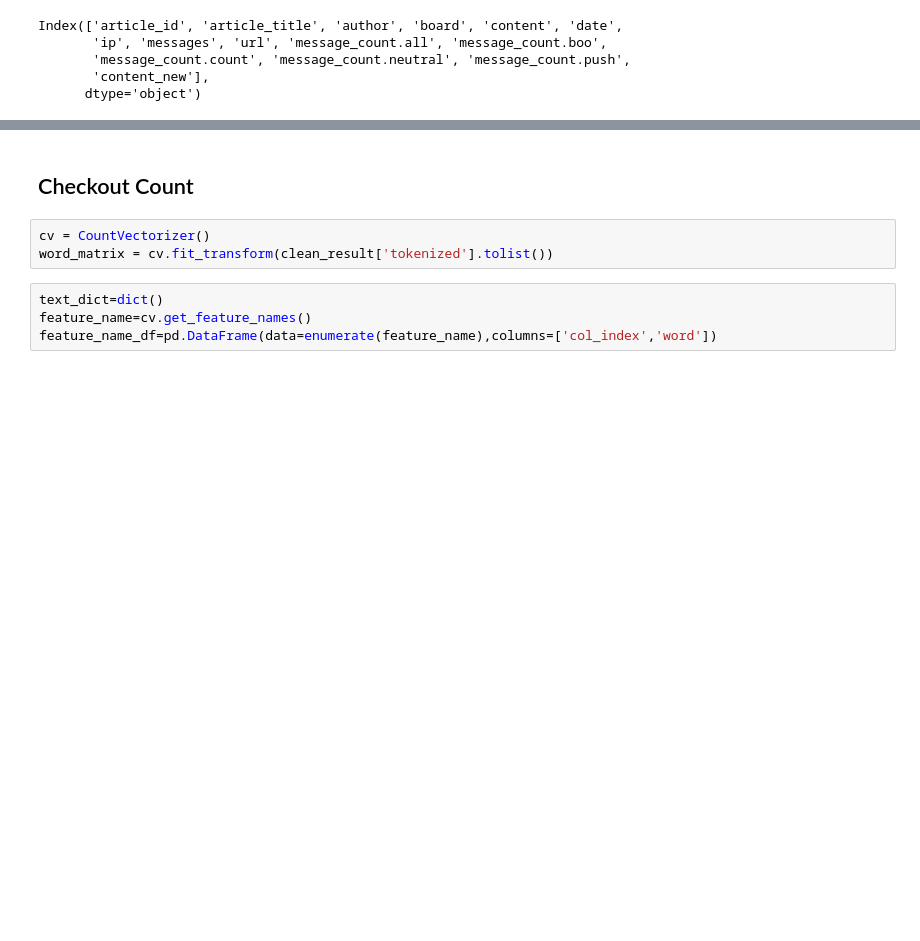
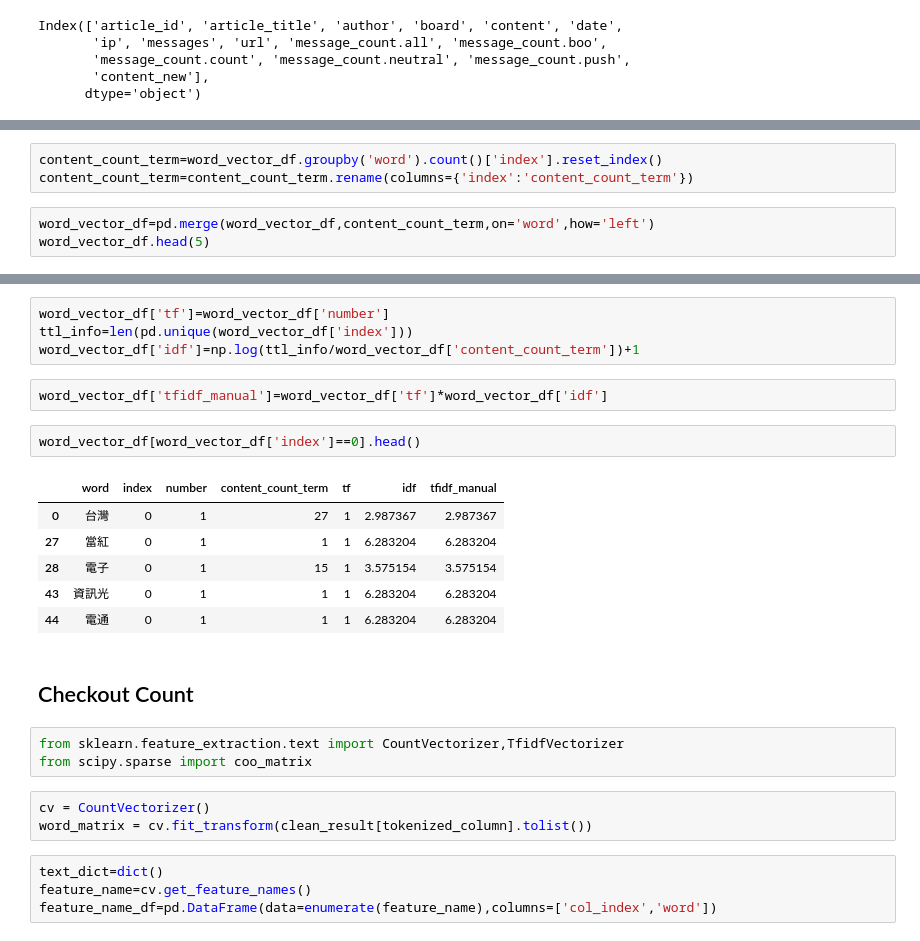
Before and after one commit to jjudy60334/tfidf_demo, a Jupyter notebook: tfidf_demo.ipynb, the cells around one changed output, grey strips where cells are left out. Saved outputs shown, nothing was run; the diff lists cells and outputs as text; blank space fills up the shorter version.

```diff
--- a/tfidf_demo.ipynb
+++ b/tfidf_demo.ipynb
@@ -81,0 +103,6 @@ clean_data
+# %%
+content_count_term=word_vector_df.groupby('word').count()['index'].reset_index()
+content_count_term=content_count_term.rename(columns={'index':'content_count_term'})
+# %%
+word_vector_df=pd.merge(word_vector_df,content_count_term,on='word',how='left')
+word_vector_df.head(5)
@@ -82,8 +116,26 @@ clean_data
+# %%
+word_vector_df['tf']=word_vector_df['number']
+ttl_info=len(pd.unique(word_vector_df['index']))
+word_vector_df['idf']=np.log(ttl_info/word_vector_df['content_count_term'])+1
+# %%
+word_vector_df['tfidf_manual']=word_vector_df['tf']*word_vector_df['idf']
+# %%
+word_vector_df[word_vector_df['index']==0].head()
+# %% [output]
+|  | word | index | number | content_count_term | tf | idf | tfidf_manual |
+| 0 | 台灣 | 0 | 1 | 27 | 1 | 2.987367 | 2.987367 |
+| 27 | 當紅 | 0 | 1 | 1 | 1 | 6.283204 | 6.283204 |
+| 28 | 電子 | 0 | 1 | 15 | 1 | 3.575154 | 3.575154 |
+| 43 | 資訊光 | 0 | 1 | 1 | 1 | 6.283204 | 6.283204 |
+| 44 | 電通 | 0 | 1 | 1 | 1 | 6.283204 | 6.283204 |
 # %% [markdown]
 ## Checkout Count
+# %%
+from sklearn.feature_extraction.text import CountVectorizer,TfidfVectorizer
+from scipy.sparse import coo_matrix
 # %%
 cv = CountVectorizer()
-word_matrix = cv.fit_transform(clean_result['tokenized'].tolist())
+word_matrix = cv.fit_transform(clean_result[tokenized_column].tolist())
 # %%
 text_dict=dict()
 feature_name=cv.get_feature_names()
```
Also changed, not shown: parts of 16 cells of this notebook.
